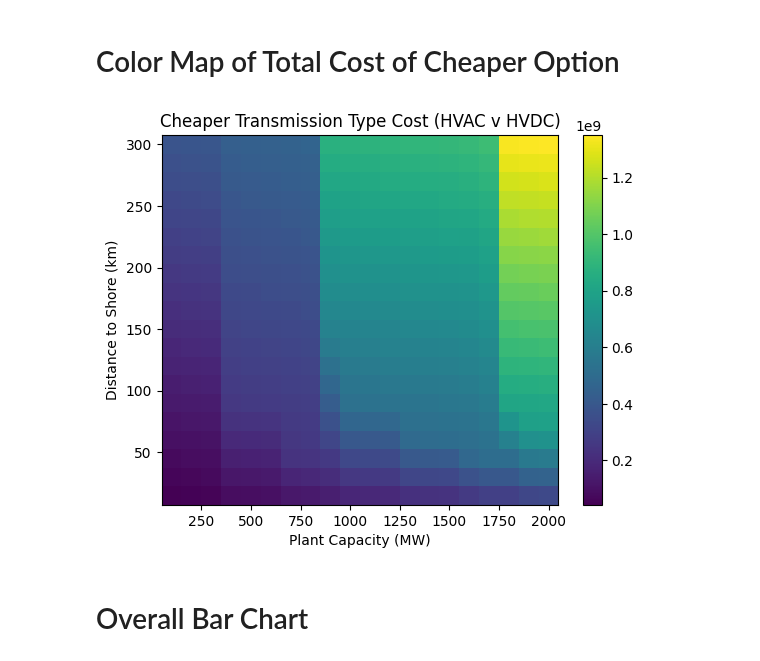
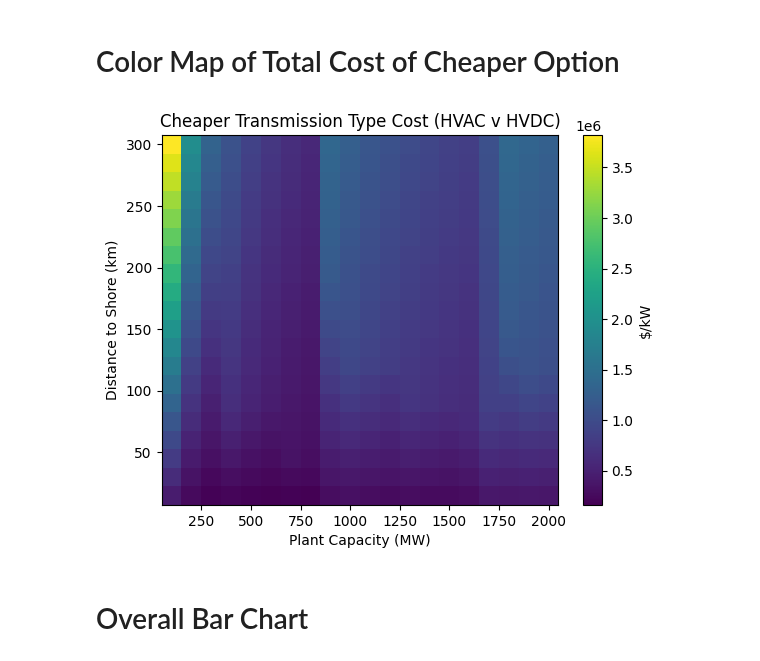
Before and after one commit to WISDEM/ORBIT, a Jupyter notebook: hvdc_comparison.ipynb, the cells around one changed output. Drawn from its saved outputs; the diff is of its cells as text; code cells hidden in the pictures.

```diff
--- a/hvdc_comparison.ipynb
+++ b/hvdc_comparison.ipynb
@@ -215,23 +215,28 @@ plt.show()
 # %%
 contour_cost = np.zeros((20,20))
+MWcap = np.arange(100,2100,100)
 for i in np.arange(20):
     for j in np.arange(20):
         if total_vec_dc[j,i] > total_vec_ac[j,i]:
             contour_cost[j,i] = total_vec_ac[j,i]
         else:
             contour_cost[j,i] = total_vec_dc[j,i]
+
+for i in np.arange(20):
+    contour_cost[:,i] = contour_cost[:,i] / MWcap[i]
 # %% [markdown]
 # Color Map of Total Cost of Cheaper Option
 # %%
 plt.pcolormesh(np.arange(100,2100,100), np.arange(15,315,15),contour_cost, shading='auto')
-plt.colorbar()
+plt.colorbar(label='$/kW')
 plt.xlabel('Plant Capacity (MW)')
 plt.ylabel('Distance to Shore (km)')
 # plt.title('HVDC is cheaper where green')
 plt.title('Cheaper Transmission Type Cost (HVAC v HVDC)')
+# plt.colorbar.set_ylabel('# of contacts', rotation=270)
 plt.show()
 # %% [output]
-[figure, old version]
+[figure, new version]
 # %% [markdown]
 # Overall Bar Chart
 # %%
```
Also changed, not shown: parts of 5 cells of this notebook, 44 other files.
